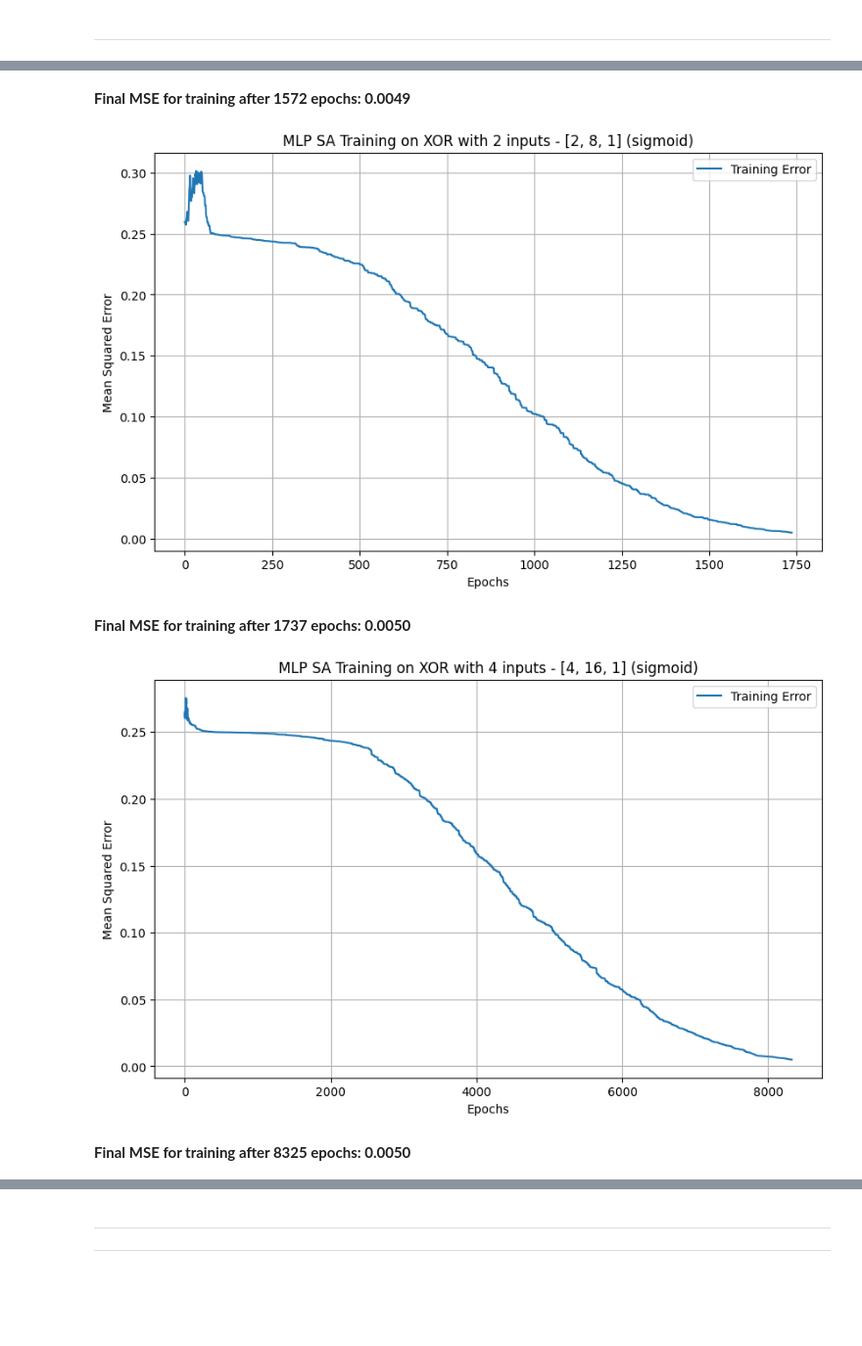
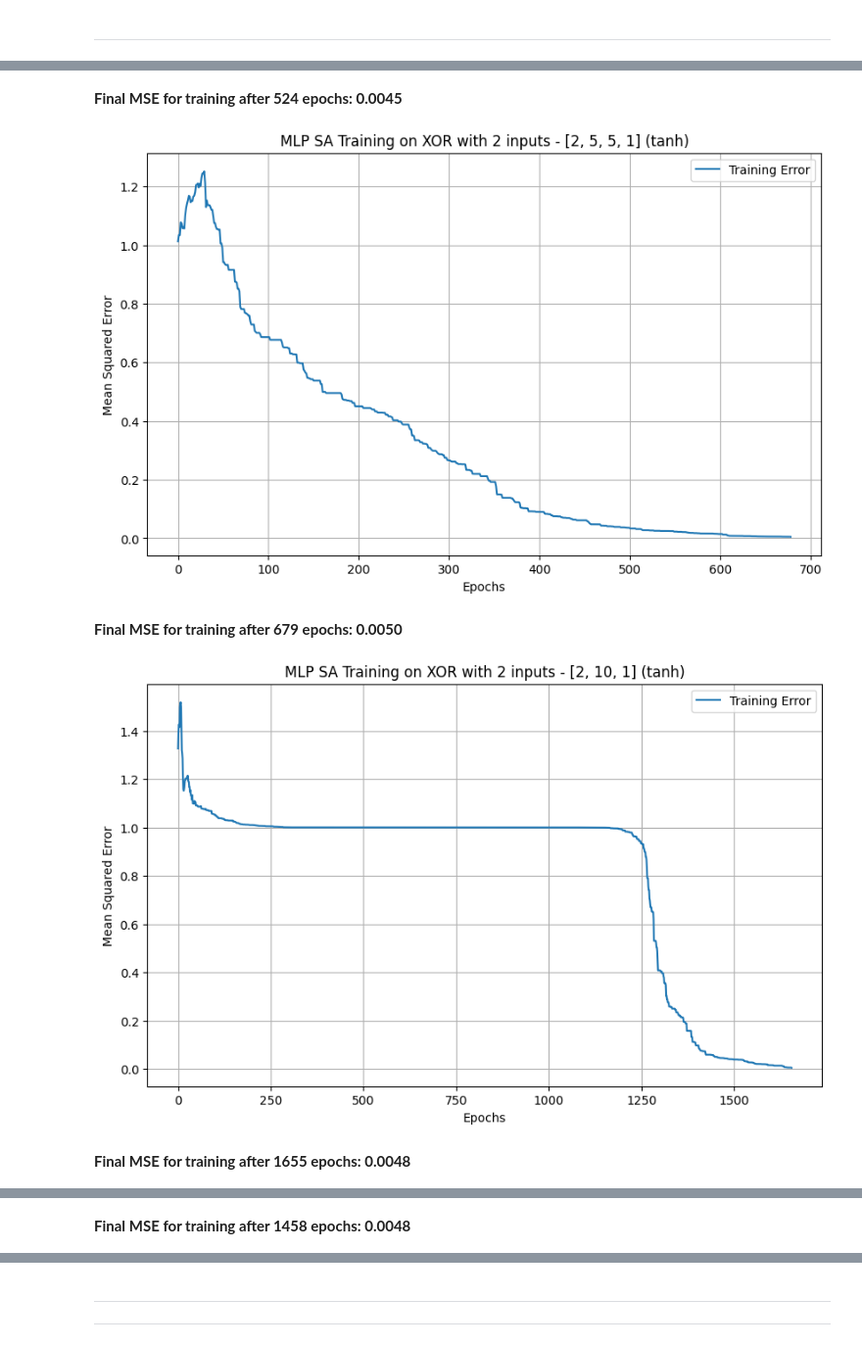
Before and after one commit to felipeperassi/Neural-Networks, a Jupyter notebook: Neural-Network-Models/NeuralNetworkModels.ipynb, the cells around one changed output, grey strips where cells are left out. Shown at 98% size. Drawn from its saved outputs; the diff is of its cells as text; code cells hidden in the pictures; blank space fills up the shorter version.

```diff
--- a/Perceptron/Perceptron.ipynb
+++ b/Neural-Network-Models/NeuralNetworkModels.ipynb
@@ -2557,10 +2740,21 @@ Epoch 4/15 -> Loss: 0.61 || Accuracy: 80.00%
 # %%
-MLP_SA_sigmoid = MultiLayerPerceptron(layers_config=[2, 4, 1], act_hidden=sigmoid, der_act_hidden=der_sigmoid, act_output=sigmoid, der_act_output=der_sigmoid)
-plot_errors_mlp(MLP_SA_sigmoid, X2, YXor2, learning_rate=0.3, max_epochs=10000, title="MLP SA Training on XOR with 2 inputs - [2, 4, 1] (sigmoid)", sa=True)
+# MLP tanh for XOR with 2 inputs
+MLP2_tanh = MultiLayerPerceptron(layers_config=[2, 5, 1], act_hidden=np.tanh, der_act_hidden=der_tanh, act_output=np.tanh, der_act_output=der_tanh)
+plot_errors_mlp(MLP2_tanh, X2, YXor2, learning_rate=0.1, max_epochs=10000, title="MLP SA Training on XOR with 2 inputs - [2, 5, 1] (tanh)", sa=True)
 
-MLP_SA_sigmoid = MultiLayerPerceptron(layers_config=[2, 8, 1], act_hidden=sigmoid, der_act_hidden=der_sigmoid, act_output=sigmoid, der_act_output=der_sigmoid)
-plot_errors_mlp(MLP_SA_sigmoid, X2, YXor2, learning_rate=0.3, max_epochs=10000, title="MLP SA Training on XOR with 2 inputs - [2, 8, 1] (sigmoid)", sa=True)
+MLP2_tanh = MultiLayerPerceptron(layers_config=[2, 5, 5, 1], act_hidden=np.tanh, der_act_hidden=der_tanh, act_output=np.tanh, der_act_output=der_tanh)
+plot_errors_mlp(MLP2_tanh, X2, YXor2, learning_rate=0.1, max_epochs=10000, title="MLP SA Training on XOR with 2 inputs - [2, 5, 5, 1] (tanh)", sa=True)
 
-MLP_SA_sigmoid = MultiLayerPerceptron(layers_config=[4, 16, 1], act_hidden=sigmoid, der_act_hidden=der_sigmoid, act_output=sigmoid, der_act_output=der_sigmoid)
-plot_errors_mlp(MLP_SA_sigmoid, X4, YXor4, learning_rate=0.3, max_epochs=500000, title="MLP SA Training on XOR with 4 inputs - [4, 16, 1] (sigmoid)", sa=True)
+MLP2_tanh = MultiLayerPerceptron(layers_config=[2, 10, 1], act_hidden=np.tanh, der_act_hidden=der_tanh, act_output=np.tanh, der_act_output=der_tanh)
+plot_errors_mlp(MLP2_tanh, X2, YXor2, learning_rate=0.1, max_epochs=10000, title="MLP SA Training on XOR with 2 inputs - [2, 10, 1] (tanh)", sa=True)
+
+# MLP sigmoid for XOR with 2 inputs
+MLP2_sigmoid = MultiLayerPerceptron(layers_config=[2, 5, 1], act_hidden=sigmoid, der_act_hidden=der_sigmoid, act_output=sigmoid, der_act_output=der_sigmoid)
+plot_errors_mlp(MLP2_sigmoid, X2, YXor2, learning_rate=0.1, max_epochs=100000, title="MLP SA Training on XOR with 2 inputs - [2, 5, 1] (sigmoid)", sa=True)
+
+MLP2_sigmoid = MultiLayerPerceptron(layers_config=[2, 5, 5, 1], act_hidden=sigmoid, der_act_hidden=der_sigmoid, act_output=sigmoid, der_act_output=der_sigmoid)
+plot_errors_mlp(MLP2_sigmoid, X2, YXor2, learning_rate=0.1, max_epochs=100000, title="MLP SA Training on XOR with 2 inputs - [2, 5, 5, 1] (sigmoid)", sa=True)
+
+MLP2_sigmoid = MultiLayerPerceptron(layers_config=[2, 10, 1], act_hidden=sigmoid, der_act_hidden=der_sigmoid, act_output=sigmoid, der_act_output=der_sigmoid)
+plot_errors_mlp(MLP2_sigmoid, X2, YXor2, learning_rate=0.1, max_epochs=100000, title="MLP SA Training on XOR with 2 inputs - [2, 10, 1] (sigmoid)", sa=True)
 # %% [output]
@@ -2568,5 +2762,5 @@ plot_errors_mlp(MLP_SA_sigmoid, X4, YXor4, learning_rate=0.3, max_epochs=500000,
-Final MSE for training after 1572 epochs: 0.0049
+Final MSE for training after 524 epochs: 0.0045
-[figure, old version]
+[figure, new version]
-Final MSE for training after 1737 epochs: 0.0050
+Final MSE for training after 679 epochs: 0.0050
-[figure, old version]
+[figure, new version]
-Final MSE for training after 8325 epochs: 0.0050
+Final MSE for training after 1655 epochs: 0.0048
@@ -2572,0 +2768 @@ Final MSE for training after 8325 epochs: 0.0050
+Final MSE for training after 1458 epochs: 0.0048
```
Also changed, not shown: parts of 32 cells of this notebook, 14 other files.
